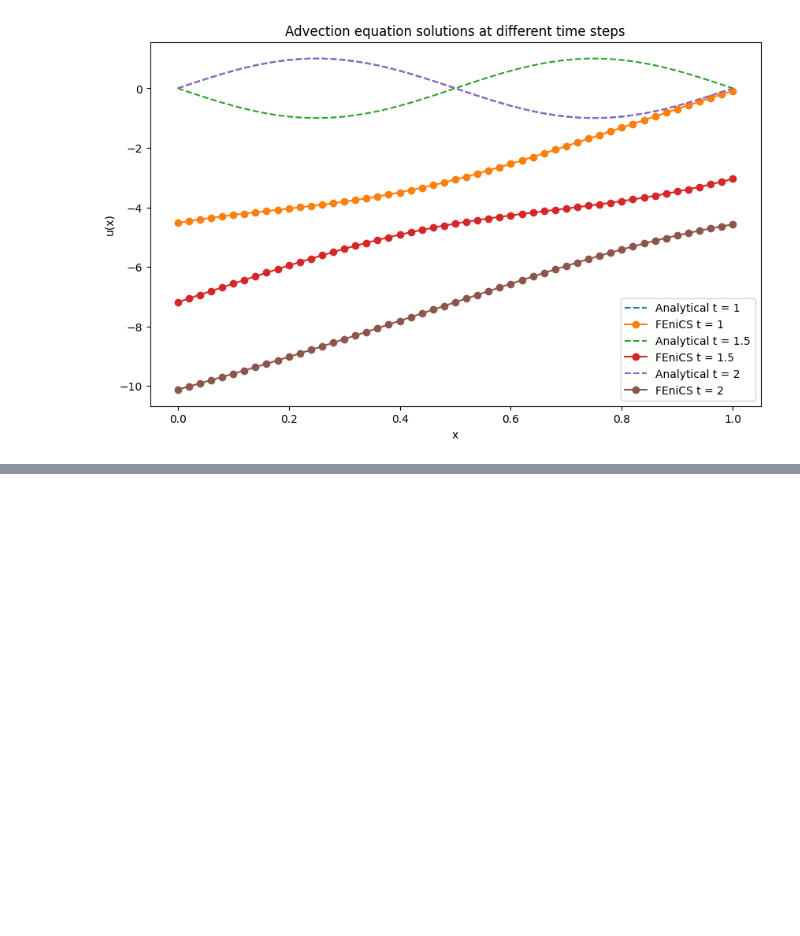
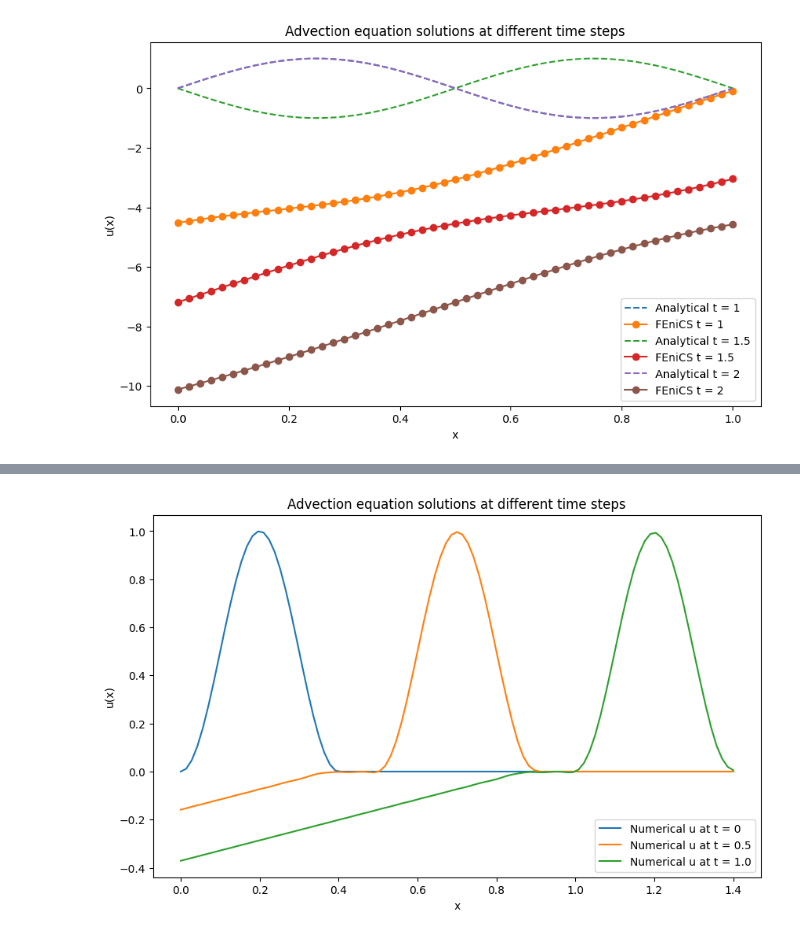
Before and after one commit to partha-sakha-paul/FEniCS_Landlab, a Jupyter notebook: Pure_Advection_1D_by_FEniCS.ipynb, the cells around one changed output, grey strips where cells are left out. Saved outputs shown, nothing was run; the diff lists cells and outputs as text; code cells hidden in the pictures; blank space fills up the shorter version.

```diff
--- a/Pure_Advection_1D_by_FEniCS.ipynb
+++ b/Pure_Advection_1D_by_FEniCS.ipynb
@@ -106,9 +219,9 @@ import matplotlib.pyplot as plt
 
 
 # function to solve the advection pde
-def solve_advection(N=50, degree=1, dt=0.01, T=2.0, c=1.0):
-    # Create a 1D mesh on the interval [0, 1] with N elements
-    domain = mesh.create_interval(MPI.COMM_WORLD, N, [0, 1])
+def solve_advection(N=100, degree=1, dt=0.001, T=1.0, c=1.0):
+    # Create a 1D mesh on the interval [0, 2] with N elements
+    domain = mesh.create_interval(MPI.COMM_WORLD, N, [0, 2])
 
     # Define the function space
     V = fem.functionspace(domain, ("Lagrange", degree))
@@ -303,0 +429,76 @@ plt.show()
+# %%
+import numpy as np
+from mpi4py import MPI
+from dolfinx import mesh, fem
+from ufl import TrialFunction, TestFunction, inner, grad, dx
+from dolfinx.fem.petsc import LinearProblem
+import matplotlib.pyplot as plt
+
+# Parameters
+T = 1.0  # Total simulation time
+dt = 0.0001  # Time step size
+num_steps = int(T / dt)  # Number of time steps
+c = 1.0  # Advection speed
+L = 1.4  # Domain length
+
+# Step 1: Create a 1D mesh on the interval [0, L] with 100 elements
+domain = mesh.create_interval(MPI.COMM_WORLD, 100, [0, L])
+
+# Step 2: Define function space (Lagrange elements of degree 1)
+V = fem.functionspace(domain, ("Lagrange", 1))
+
+# Step 3: Define initial condition
+u_n = fem.Function(V)
+def initial_condition(x):
+    values = np.zeros_like(x[0])
+    mask = x[0] < 0.4
+    values[mask] = 0.5 * (1 + np.cos(5 * np.pi * (x[0][mask] - 0.2)))
+    return values
+
+u_n.interpolate(initial_condition)
+
+# Step 4: Define trial and test functions
+u = TrialFunction(V)
+v = TestFunction(V)
+
+# Step 5: Weak form for the advection equation using backward Euler method
+a = inner(u, v) * dx + dt * c * inner(grad(u)[0], v) * dx
+L = inner(u_n, v) * dx
+
+# Step 6: Time-stepping loop
+u_new = fem.Function(V)  # Solution at the new time step
+problem = LinearProblem(a, L)
+
+# Step 7: Time-stepping loop
+times_to_store = [0, 0.5, 1.0]  # Times to store solutions
+stored_solutions = {}
+
+for n in range(num_steps + 1):
+    # Solve the linear system for u at the new time step
+    u_new = problem.solve()
+
+    # Update the solution for the next time step
+    u_n.x.array[:] = u_new.x.array[:]
+
+    # Store solution at specific times
+    current_time = n * dt
+    if np.isclose(current_time, 0.0) or np.isclose(current_time, 0.5) or np.isclose(current_time, 1.0):
+        stored_solutions[current_time] = u_n.x.array.copy()
+
+# Step 8: Plot numerical solutions at different time steps
+mesh_points = V.tabulate_dof_coordinates()[:, 0]
+
+plt.figure(figsize=(10, 6))
+for time in times_to_store:
+    # FEniCS solution stored at this time step
+    u_fenics = stored_solutions[time]
+    plt.plot(mesh_points, u_fenics, label=f"Numerical u at t = {time}")
+
+# Final plot configurations
+plt.legend()
+plt.xlabel("x")
+plt.ylabel("u(x)")
+plt.title(f"Advection equation solutions at different time steps")
+plt.show()
+# %% [output]
+[figure, added]
```
Also changed, not shown: parts of 9 cells of this notebook.
